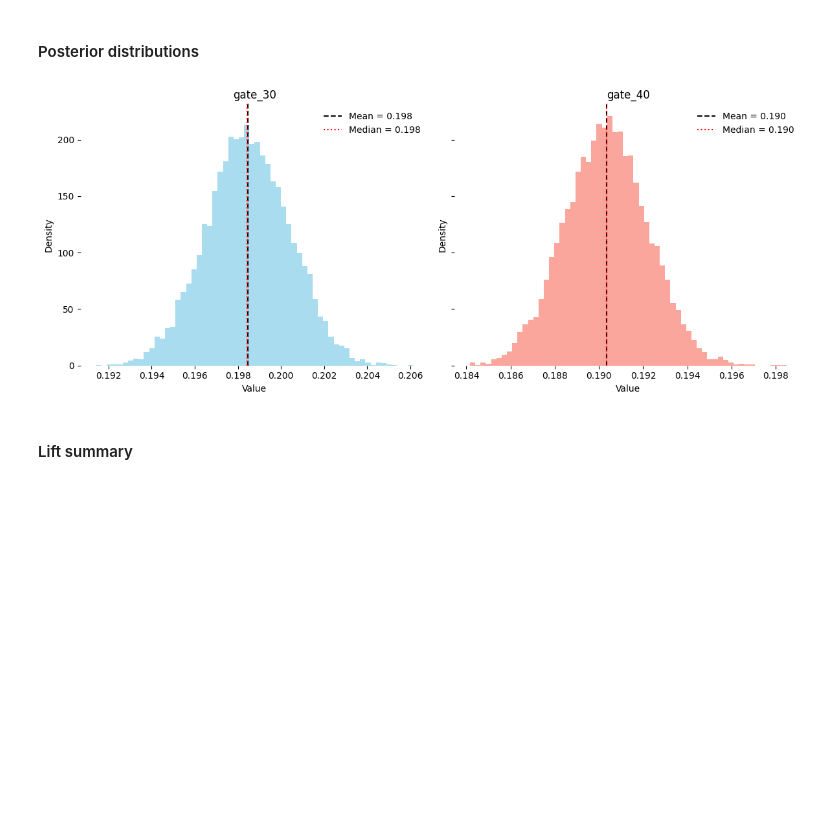
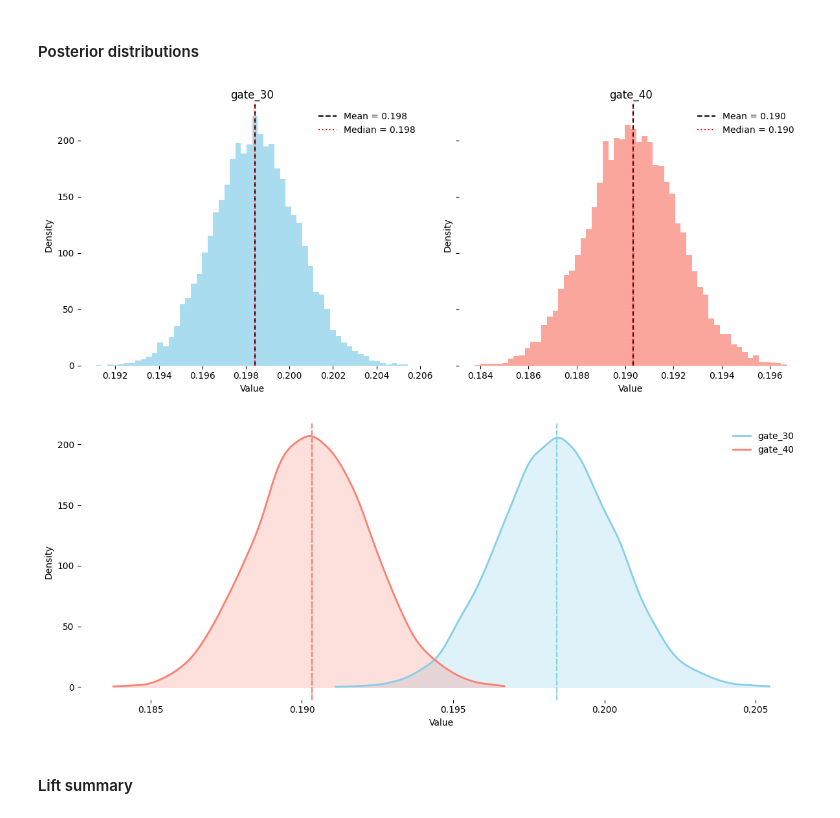
Before and after one commit to thiagogsdsa/ab_testing_game, a Jupyter notebook: notebooks/1.0.tgs.cookies_cats_ab_test.ipynb, the cells around one changed output. Drawn from its saved outputs; the diff is of its cells as text; code cells hidden in the pictures; blank space fills up the shorter version.

```diff
--- a/notebooks/1.0.tgs.cookies_cats_ab_test.ipynb
+++ b/notebooks/1.0.tgs.cookies_cats_ab_test.ipynb
@@ -645,8 +654,10 @@ pd.DataFrame(posterior_summary_retention_7)
 #### Posterior distributions
 # %%
 plot_histograms_data_1vsdata_2(posterior_samples_retention_7)
+plot_kde_data1vsdata_2_same_plot(posterior_samples_retention_7)
 # %% [output]
-[figure, old version]
+[figure, new version]
+[figure, added]
 # %% [markdown]
 #### Lift summary
 # %%
```
Also changed, not shown: parts of 29 cells of this notebook, 3 other files.
